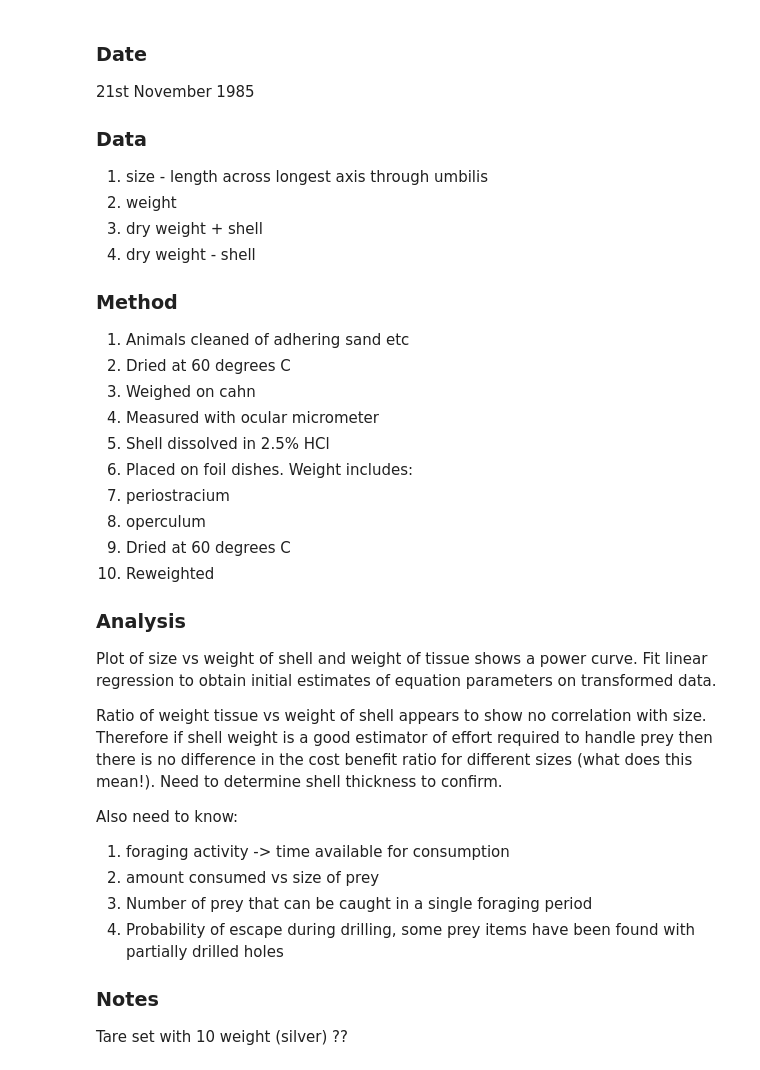
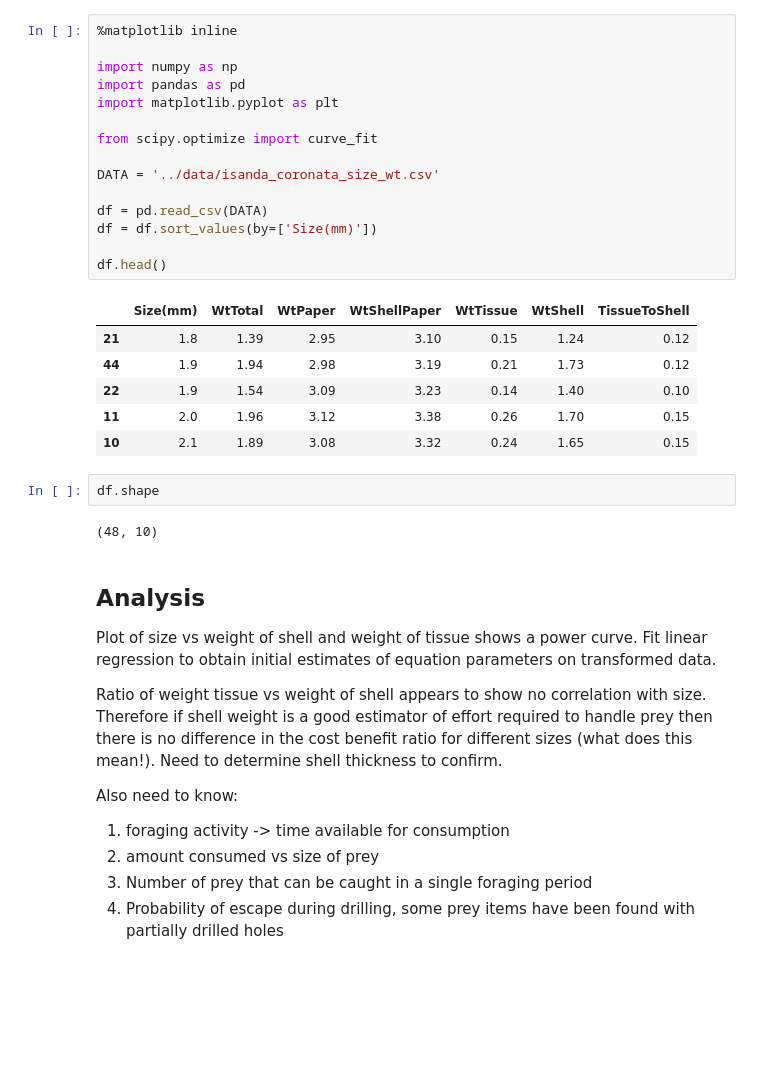
Before and after one commit to rah/optimal-search, a Jupyter notebook: ipython/61 Isanda Coronata - size weight relationship.ipynb, the cells around one changed output. Drawn from its saved outputs; the diff is of its cells as text; blank space fills up the shorter version.

Commit message:
initial analysis

```diff
--- a/ipython/61 Isanda Coronata - size weight relationship.ipynb
+++ b/ipython/61 Isanda Coronata - size weight relationship.ipynb
@@ -1,28 +42,31 @@
+# %%
+%matplotlib inline
+
+import numpy as np
+import pandas as pd
+import matplotlib.pyplot as plt
+
+from scipy.optimize import curve_fit
+
+DATA = '../data/isanda_coronata_size_wt.csv'
+
+df = pd.read_csv(DATA)
+df = df.sort_values(by=['Size(mm)'])
+
+df.head()
+# %% [output]
+|  | Size(mm) | WtTotal | WtPaper | WtShellPaper | WtTissue | WtShell | TissueToShell |
+| 21 | 1.8 | 1.39 | 2.95 | 3.10 | 0.15 | 1.24 | 0.12 |
+| 44 | 1.9 | 1.94 | 2.98 | 3.19 | 0.21 | 1.73 | 0.12 |
+| 22 | 1.9 | 1.54 | 3.09 | 3.23 | 0.14 | 1.40 | 0.10 |
+| 11 | 2.0 | 1.96 | 3.12 | 3.38 | 0.26 | 1.70 | 0.15 |
+| 10 | 2.1 | 1.89 | 3.08 | 3.32 | 0.24 | 1.65 | 0.15 |
+# %%
+df.shape
+# %% [output]
+(48, 10)
 # %% [markdown]
-### Date
-21st November 1985
-
-### Data
-
-1. size - length across longest axis through umbilis
-2. weight
-  1. dry weight + shell
-  2. dry weight - shell
-
-### Method
-
-1. Animals cleaned of adhering sand etc
-2. Dried at 60 degrees C
-3. Weighed on cahn
-4. Measured with ocular micrometer
-5. Shell dissolved in 2.5% HCl
-6. Placed on foil dishes. Weight includes:
-  1. periostracium
-  2. operculum
-7. Dried at 60 degrees C
-8. Reweighted
-
-### Analysis
+## Analysis
 
 Plot of size vs weight of shell and weight of tissue shows a power curve. Fit linear regression to obtain initial estimates of equation parameters on transformed data.
 
@@ -33,6 +77,3 @@ Also need to know:
 2. amount consumed vs size of prey
 3. Number of prey that can be caught in a single foraging period
 4. Probability of escape during drilling, some prey items have been found with partially drilled holes
-
-### Notes
-Tare set with 10 weight (silver) ??
```
Also changed, not shown: parts of 14 cells of this notebook.
